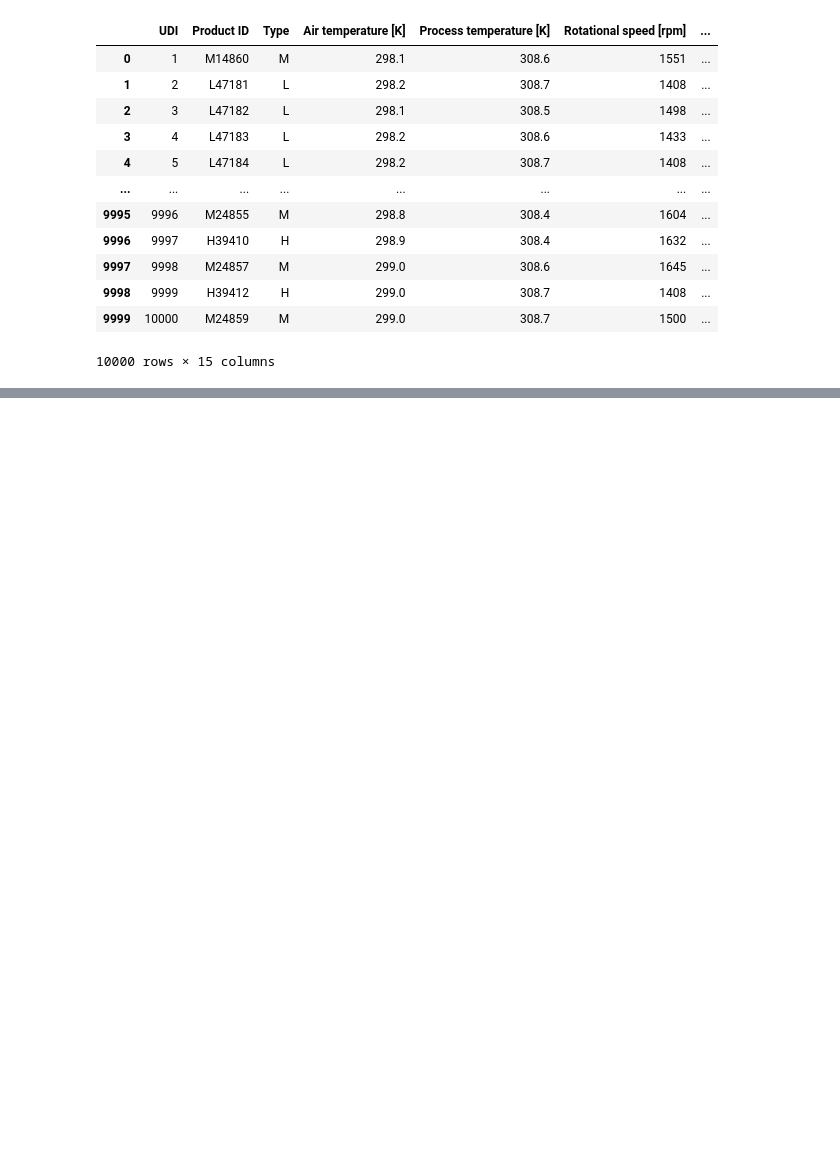
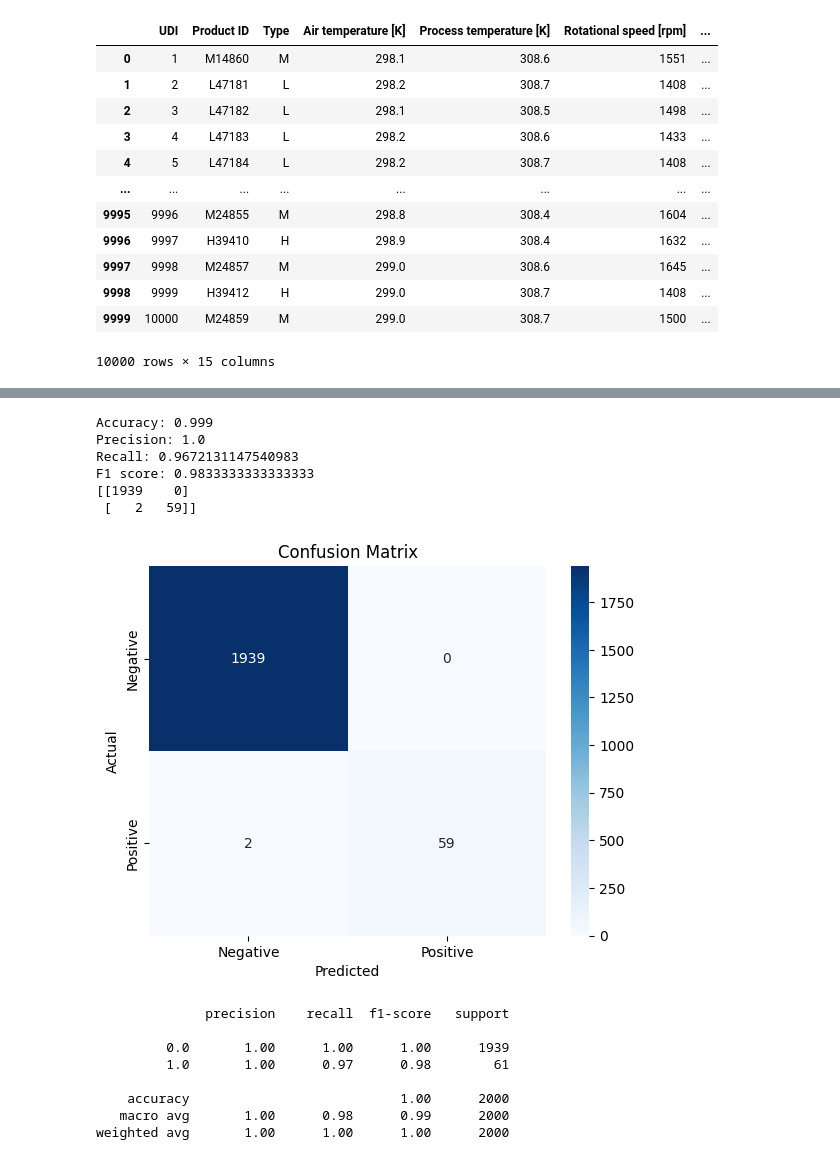
Before and after one commit to dpatil23/Grid-Intelligence-ML, a Jupyter notebook: Assignment_3_230343.ipynb, the cells around one changed output, grey strips where cells are left out. Saved outputs shown, nothing was run; the diff lists cells and outputs as text; code cells hidden in the pictures; blank space fills up the shorter version.

```diff
--- a/Assignment_3_230343.ipynb
+++ b/Assignment_3_230343.ipynb
@@ -178,0 +165,6 @@ one_hot_encoded_data
+# %%
+columns=data.select_dtypes(include=[np.number])
+df_minmax=data.copy()
+for column in columns:
+    df_minmax[column]=(data[column]-data[column].min())/(data[column].max()-data[column].min())
+df_minmax
@@ -178,0 +185,54 @@ one_hot_encoded_data
+# %%
+from sklearn.model_selection import train_test_split
+target=df_minmax['Machine failure']
+features=df_minmax.drop(columns=['Machine failure','Product ID','Type'])
+x_train, x_test, y_train, y_test = train_test_split(features,target,test_size=0.2,random_state=42)
+# %%
+from sklearn.linear_model import LogisticRegression
+from sklearn.ensemble import RandomForestClassifier
+from sklearn.model_selection import RandomizedSearchCV, GridSearchCV
+from sklearn.metrics import accuracy_score, precision_score, recall_score, f1_score, roc_curve, auc, classification_report, confusion_matrix
+Random_param={'n_estimators':[10,50,100,200],
+            'max_depth':[None,10,20,30],
+            'min_samples_split':[2,5,10],
+            'min_samples_leaf':[1,2,4],
+            'bootstrap':[True,False]}
+Grid_param={'C':[0.01,0.1,1,10,100],
+             'solver':['liblinear','saga'],
+             'max_iter':[100,200,300]}
+# %%
+# RANDOM FOREST WITH RANDOM
+rf_model= RandomForestClassifier(n_estimators=100,random_state=42)
+rf_model.fit(x_train,y_train)
+random_search_rf=RandomizedSearchCV(estimator=rf_model,param_distributions=Random_param,n_iter=10,cv=3,random_state=42,n_jobs=-1,scoring='accuracy')
+random_search_rf.fit(x_train,y_train)
+best_rf_model=random_search_rf.best_estimator_
+y_pred_rf_random=best_rf_model.predict(x_test)
+print(f"Accuracy: {accuracy_score(y_test,y_pred_rf_random)}")
+print(f"Precision: {precision_score(y_test,y_pred_rf_random)}")
+print(f"Recall: {recall_score(y_test,y_pred_rf_random)}")
+print(f"F1 score: {f1_score(y_test,y_pred_rf_random)}")
+cm_rf_random=confusion_matrix(y_test,y_pred_rf_random)
+print(cm_rf_random)
+sns.heatmap(cm_rf_random,annot=True,fmt='g',cmap='Blues',xticklabels=['Negative','Positive'],yticklabels=['Negative','Positive'])
+plt.xlabel('Predicted')
+plt.ylabel("Actual")
+plt.title('Confusion Matrix')
+plt.show()
+print(classification_report(y_test,y_pred_rf_random))
+# %% [output]
+Accuracy: 0.999
+Precision: 1.0
+Recall: 0.9672131147540983
+F1 score: 0.9833333333333333
+[[1939    0]
+ [   2   59]]
+[figure, added]
+              precision    recall  f1-score   support
+
+         0.0       1.00      1.00      1.00      1939
+         1.0       1.00      0.97      0.98        61
+
+    accuracy                           1.00      2000
+   macro avg       1.00      0.98      0.99      2000
+weighted avg       1.00      1.00      1.00      2000
```
Also changed, not shown: parts of 15 cells of this notebook.
